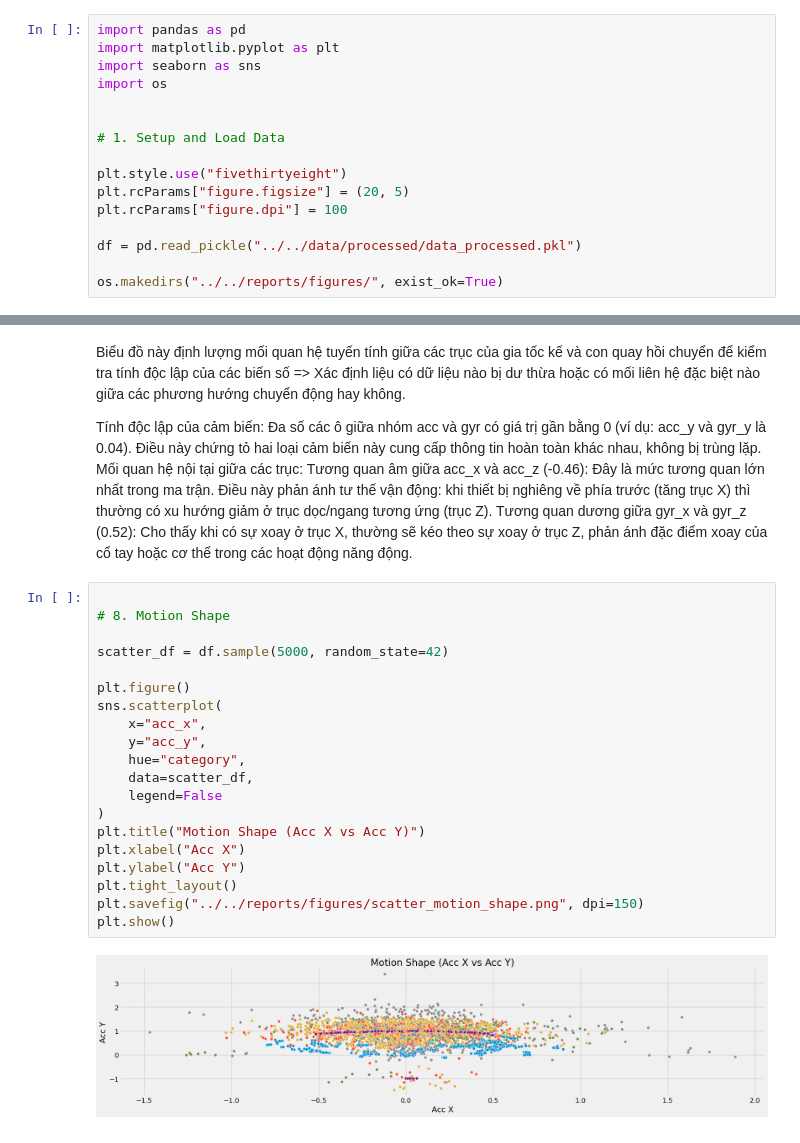
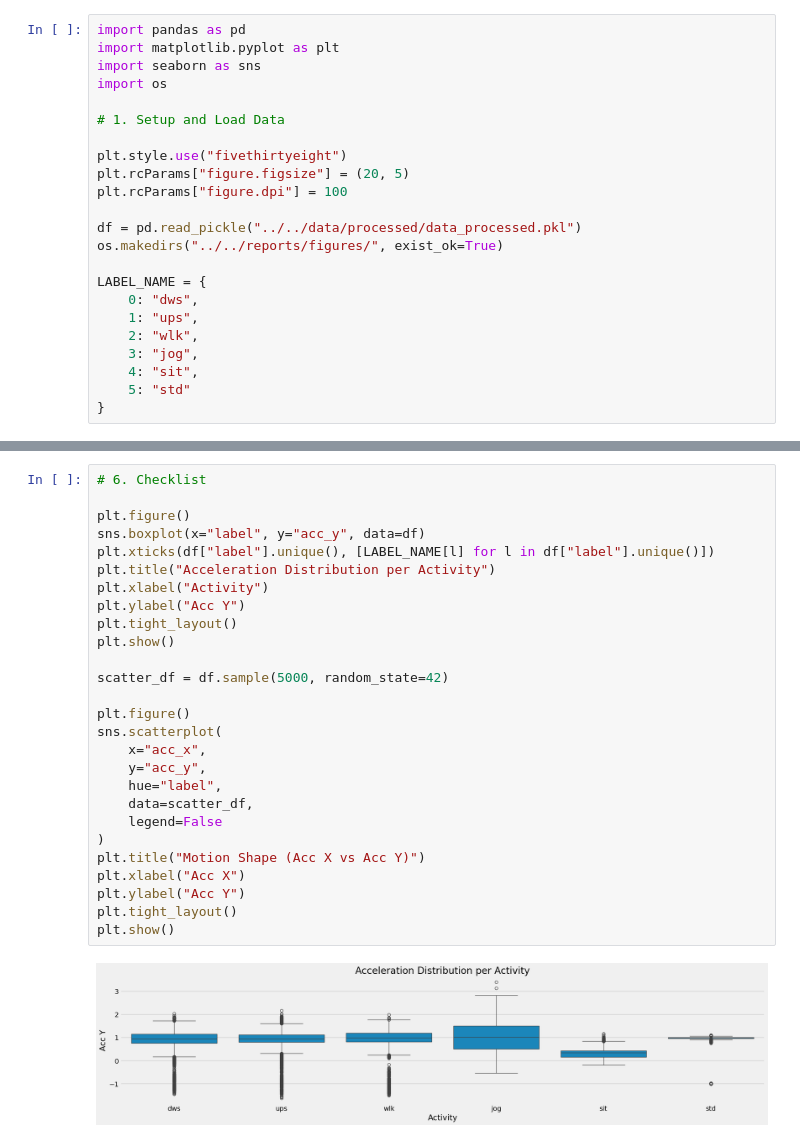
Before and after one commit to denzelnguyen/fitness-tracker-FIT, a Jupyter notebook: src/visualization/visualize.ipynb, the cells around one changed output, grey strips where cells are left out. Drawn from its saved outputs; the diff is of its cells as text.

```diff
--- a/src/visualization/visualize.ipynb
+++ b/src/visualization/visualize.ipynb
@@ -3,7 +3,6 @@ import pandas as pd
 import matplotlib.pyplot as plt
 import seaborn as sns
 import os
-
 
 # 1. Setup and Load Data
 
@@ -12,6 +11,14 @@ plt.rcParams["figure.figsize"] = (20, 5)
 plt.rcParams["figure.dpi"] = 100
 
 df = pd.read_pickle("../../data/processed/data_processed.pkl")
+os.makedirs("../../reports/figures/", exist_ok=True)
 
-os.makedirs("../../reports/figures/", exist_ok=True)
+LABEL_NAME = {
+    0: "dws",
+    1: "ups",
+    2: "wlk",
+    3: "jog",
+    4: "sit",
+    5: "std"
+}
 # %%
@@ -208,30 +167,29 @@ plt.show()
-# %% [markdown]
-Biểu đồ này định lượng mối quan hệ tuyến tính giữa các trục của gia tốc kế và con quay hồi chuyển để kiểm tra tính độc lập của các biến số
-=> Xác định liệu có dữ liệu nào bị dư thừa hoặc có mối liên hệ đặc biệt nào giữa các phương hướng chuyển động hay không.
-
-Tính độc lập của cảm biến: Đa số các ô giữa nhóm acc và gyr có giá trị gần bằng 0 (ví dụ: acc_y và gyr_y là 0.04). Điều này chứng tỏ hai loại cảm biến này cung cấp thông tin hoàn toàn khác nhau, không bị trùng lặp.
-Mối quan hệ nội tại giữa các trục:
-    Tương quan âm giữa acc_x và acc_z (-0.46): Đây là mức tương quan lớn nhất trong ma trận. Điều này phản ánh tư thế vận động: khi thiết bị nghiêng về phía trước (tăng trục X) thì thường có xu hướng giảm ở trục dọc/ngang tương ứng (trục Z).
-    Tương quan dương giữa gyr_x và gyr_z (0.52): Cho thấy khi có sự xoay ở trục X, thường sẽ kéo theo sự xoay ở trục Z, phản ánh đặc điểm xoay của cổ tay hoặc cơ thể trong các hoạt động năng động.
 # %%
+# 6. Checklist
 
-# 8. Motion Shape
+plt.figure()
+sns.boxplot(x="label", y="acc_y", data=df)
+plt.xticks(df["label"].unique(), [LABEL_NAME[l] for l in df["label"].unique()])
+plt.title("Acceleration Distribution per Activity")
+plt.xlabel("Activity")
+plt.ylabel("Acc Y")
+plt.tight_layout()
+plt.show()
 
 scatter_df = df.sample(5000, random_state=42)
 
 plt.figure()
 sns.scatterplot(
     x="acc_x",
     y="acc_y",
-    hue="category",
+    hue="label",
     data=scatter_df,
     legend=False
 )
 plt.title("Motion Shape (Acc X vs Acc Y)")
 plt.xlabel("Acc X")
 plt.ylabel("Acc Y")
 plt.tight_layout()
-plt.savefig("../../reports/figures/scatter_motion_shape.png", dpi=150)
 plt.show()
 # %% [output]
-[figure, old version]
+[figure, new version]
```
Also changed, not shown: parts of 15 cells of this notebook.
